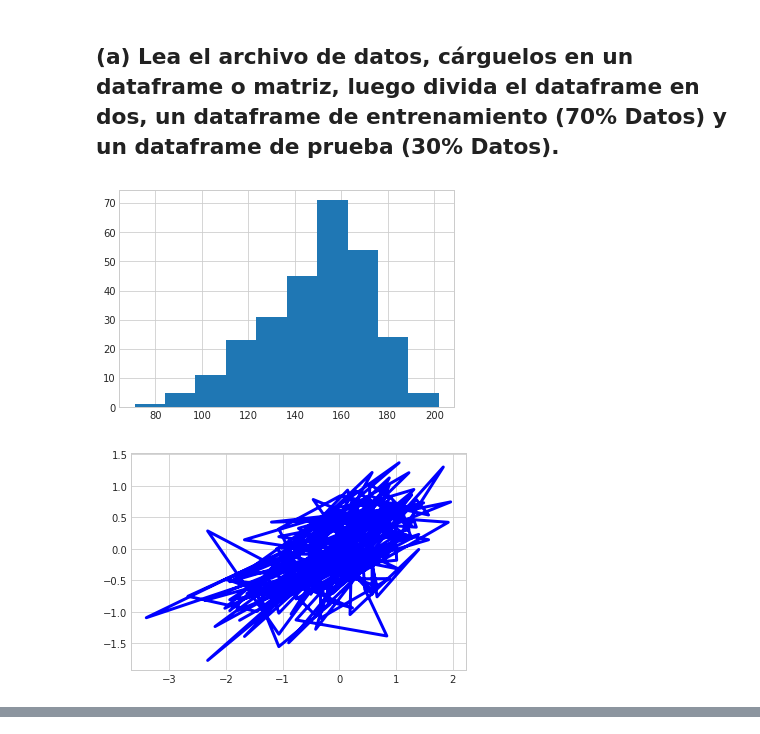
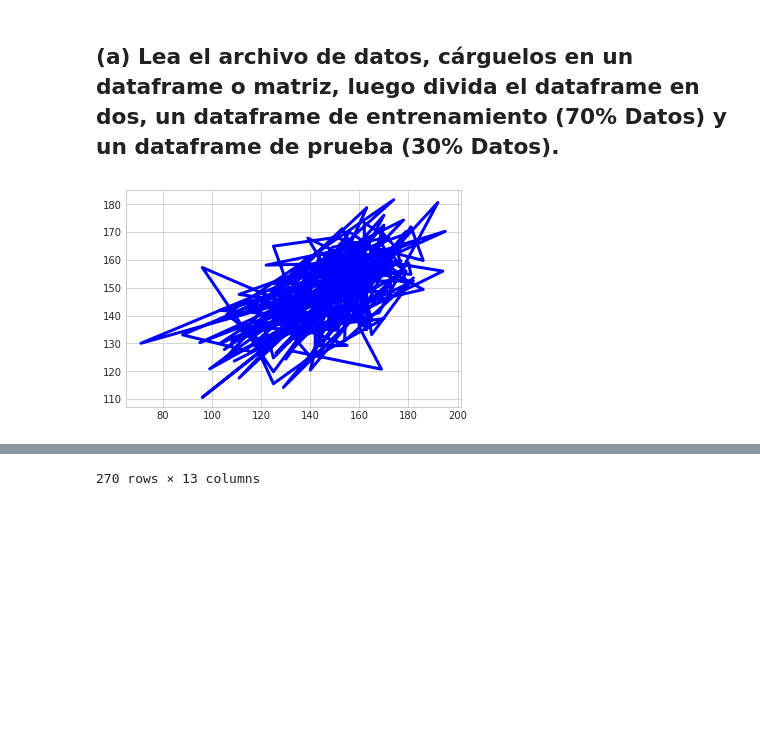
Before and after one commit to GMBarra/T1ML, a Jupyter notebook: T1 Machine Learning VGabo.ipynb, the cells around one changed output, grey strips where cells are left out. Cells and saved outputs as stored; diff of their text form; code cells hidden in the pictures; blank space fills up the shorter version.

```diff
--- a/T1 Machine Learning VGabo.ipynb
+++ b/T1 Machine Learning VGabo.ipynb
@@ -732,32 +732,20 @@ Escogeria el modelo B, ya que en este no se escogio datos que perfectamente
 # %%
 headers = ['age','sex','chest_pain','blood_p','serum','blood_s','electro','max_heart','angina','oldpeak','slope','vessel','thal','normal']
 df = pd.read_csv('heart.dat', header=None, names=headers, sep=' ')
-scaler = StandardScaler()
-df_scaled = pd.DataFrame(scaler.fit_transform(df), columns=df.columns)
-y = df_scaled.iloc[:,7:8]
-plt.hist((df['max_heart']))
-plt.show()
-df_scaled.drop(['max_heart'],axis=1,inplace=True)
-X = df_scaled.iloc[:,:]
+#scaler = StandardScaler()
+#df_scaled = pd.DataFrame(scaler.fit_transform(df), columns=df.columns)
+y = df['max_heart']
+X = df.drop(['max_heart','normal'], axis = 1, inplace = False) #Normal es linealmente dependiente, informacion contenida en thal
 N = X.shape[0]
 X.insert(X.shape[1], 'intercept', np.ones(N))
 #mascara estatica con el 70% de los datos
 mascara = np.zeros(len(X))
 limit = int(len(X)*0.7)
 mascara[:limit] = 1
 istrain = mascara== 1
 Xtrain = X[istrain]
 ytrain = y[istrain]
 Xtest = X[np.logical_not(istrain)]
 ytest = y[np.logical_not(istrain)]
-linreg = lm.LinearRegression(fit_intercept = False)
-linreg.fit(Xtrain, ytrain)
-bGorro = linreg.coef_
-yGorro = linreg.predict(Xtrain)
-ecm = mean_squared_error(ytrain, yGorro)
-plt.plot(ytrain, yGorro, color='blue', linewidth=3)
-#plt.plot(y,'.')
-plt.show()
 # %% [output]
-[figure, old version]
+[figure, new version]
-[figure, removed]
@@ -763,0 +769 @@ plt.show()
+270 rows × 13 columns
```
Also changed, not shown: parts of 7 cells of this notebook.
